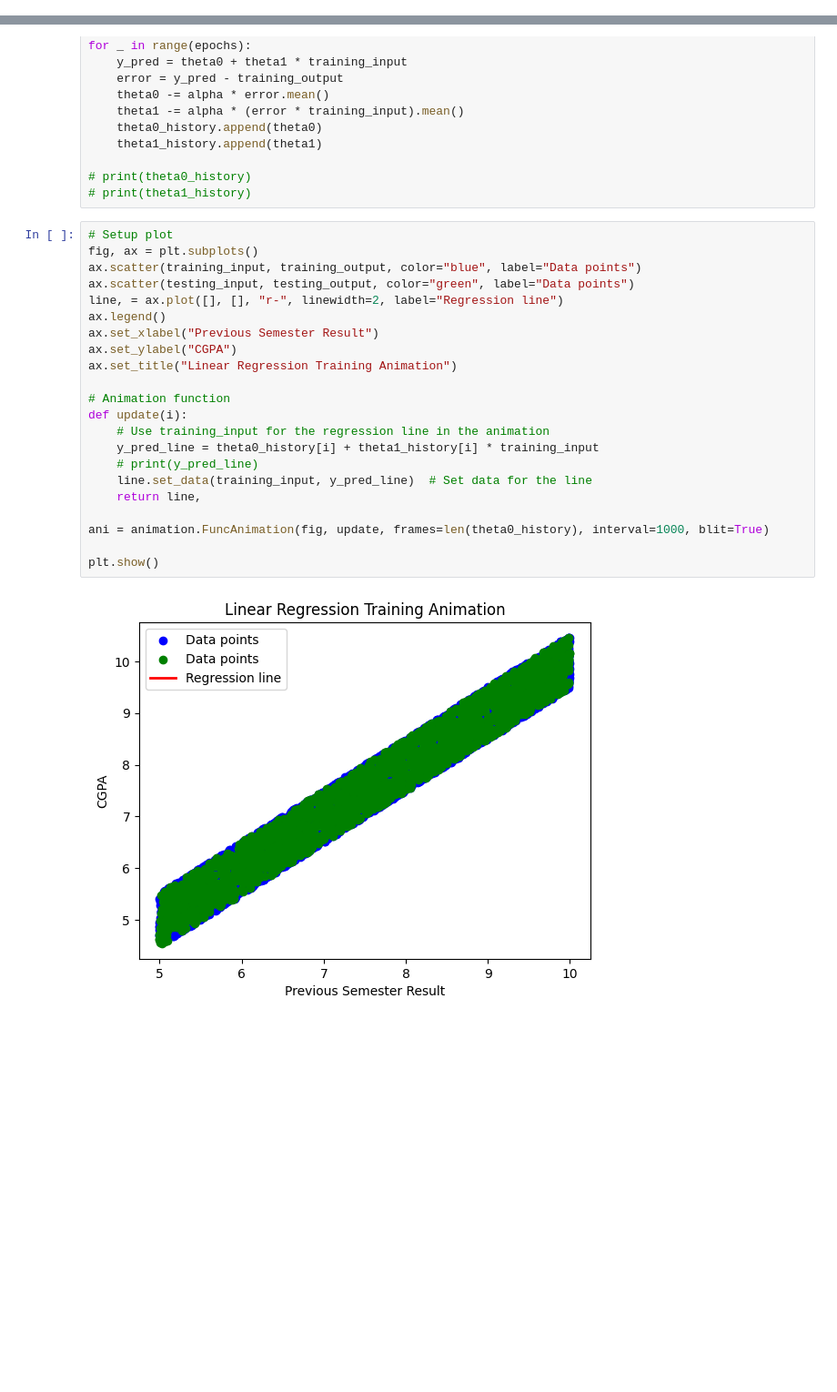
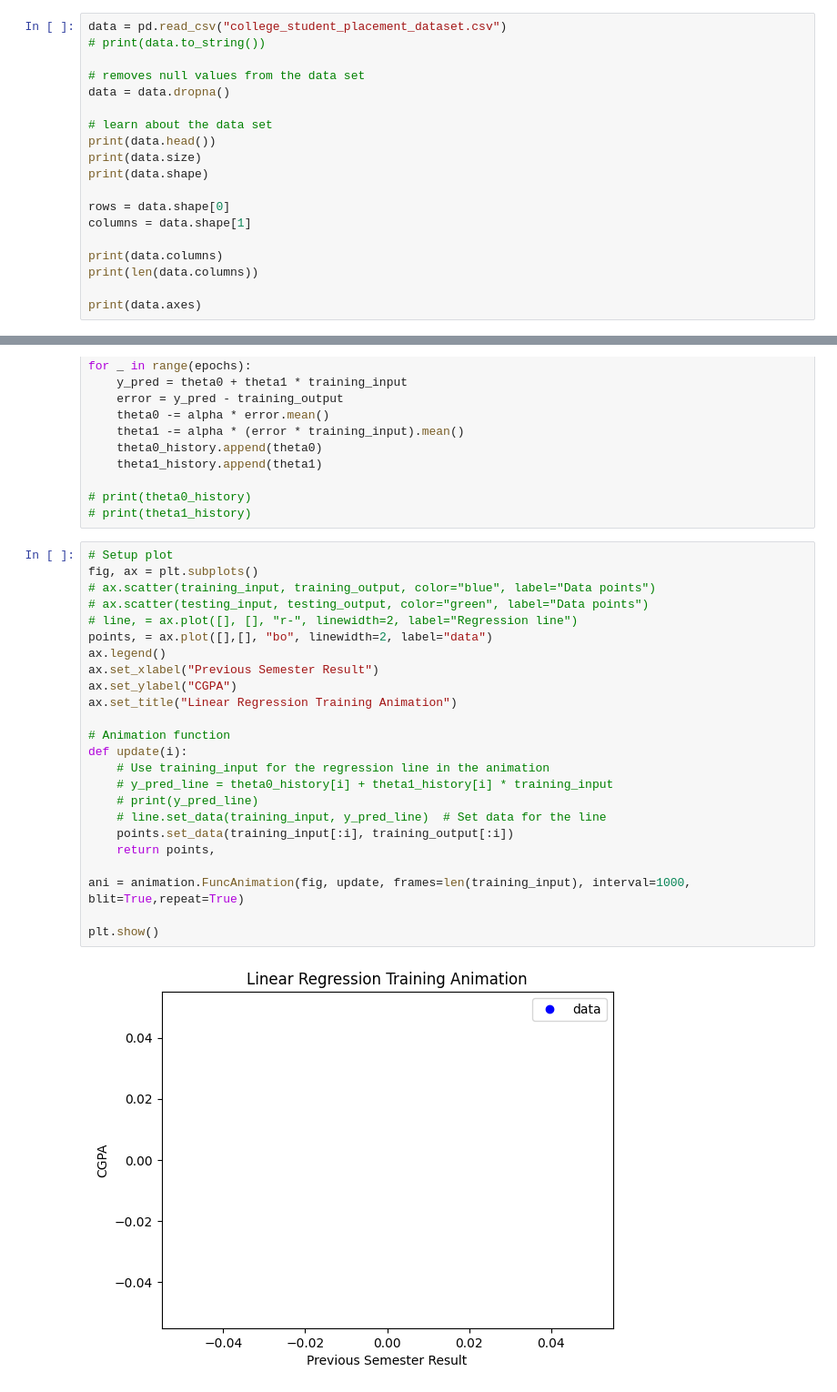
Before and after one commit to t9guan/workshop1, a Jupyter notebook: workshop1notes.ipynb, the cells around one changed output, grey strips where cells are left out. Shown: that part at 91% size. Cells and saved outputs as stored; diff of their text form; blank space fills up the shorter version.

```diff
--- a/workshop1notes.ipynb
+++ b/workshop1notes.ipynb
@@ -102,3 +120,22 @@ print(data.axes)
        'Internship_Experience', 'Extra_Curricular_Score',
        'Communication_Skills', 'Projects_Completed', 'Placement'],
       dtype='object')]
+# %%
+data = pd.read_csv("college_student_placement_dataset.csv")
+# print(data.to_string())
+
+# removes null values from the data set
+data = data.dropna()
+
+# learn about the data set
+print(data.head())
+print(data.size)
+print(data.shape)
+
+rows = data.shape[0]
+columns = data.shape[1]
+
+print(data.columns)
+print(len(data.columns))
+
+print(data.axes)
@@ -329,27 +390,29 @@ for _ in range(epochs):
 # %%
 # Setup plot
 fig, ax = plt.subplots()
-ax.scatter(training_input, training_output, color="blue", label="Data points")
-ax.scatter(testing_input, testing_output, color="green", label="Data points")
-line, = ax.plot([], [], "r-", linewidth=2, label="Regression line")
+# ax.scatter(training_input, training_output, color="blue", label="Data points")
+# ax.scatter(testing_input, testing_output, color="green", label="Data points")
+# line, = ax.plot([], [], "r-", linewidth=2, label="Regression line")
+points, = ax.plot([],[], "bo", linewidth=2, label="data")
 ax.legend()
 ax.set_xlabel("Previous Semester Result")
 ax.set_ylabel("CGPA")
 ax.set_title("Linear Regression Training Animation")
 
 # Animation function
 def update(i):
     # Use training_input for the regression line in the animation
-    y_pred_line = theta0_history[i] + theta1_history[i] * training_input
+    # y_pred_line = theta0_history[i] + theta1_history[i] * training_input
     # print(y_pred_line)
-    line.set_data(training_input, y_pred_line)  # Set data for the line
-    return line,
+    # line.set_data(training_input, y_pred_line)  # Set data for the line
+    points.set_data(training_input[:i], training_output[:i])
+    return points,
 
-ani = animation.FuncAnimation(fig, update, frames=len(theta0_history), interval=1000, blit=True)
+ani = animation.FuncAnimation(fig, update, frames=len(training_input), interval=1000, blit=True,repeat=True)
 
 plt.show()
 # %% [output]
-[figure, old version]
+[figure, new version]
 # %%
 predicted_data = testing_input * m + b
 
```
Also changed, not shown: parts of 5 cells of this notebook.
